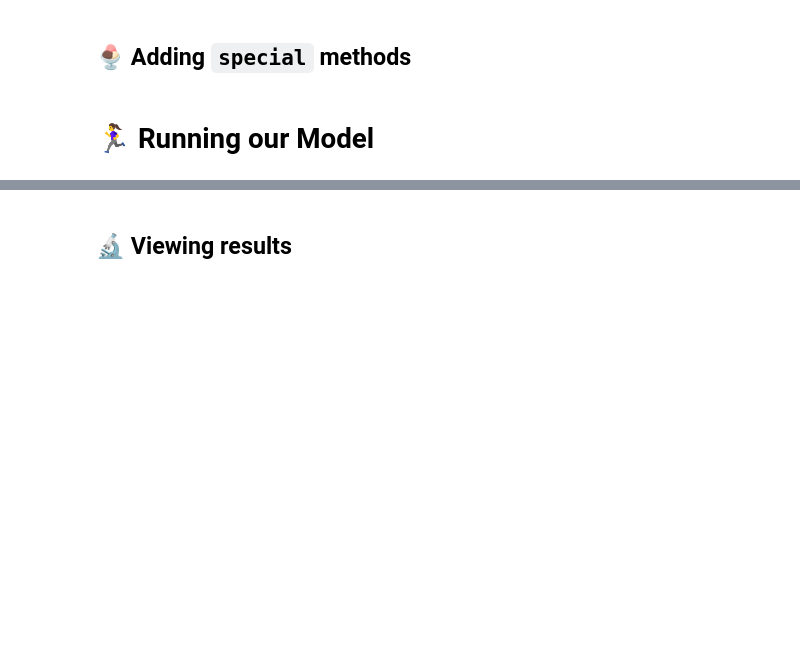
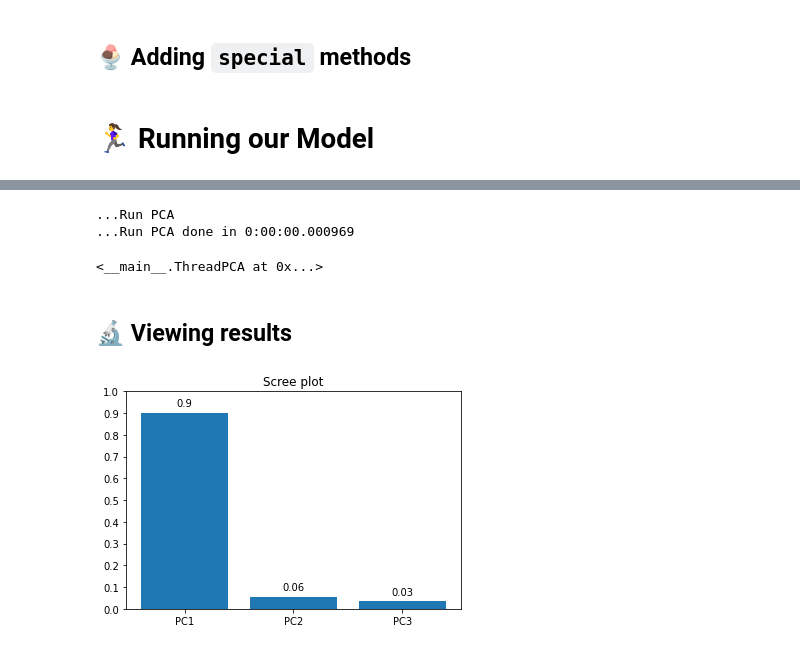
Before and after one commit to SRI-CSL/signal-public, a Jupyter notebook: colabs/comm_network_pattern_recognition.ipynb, the cells around one changed output, grey strips where cells are left out. Saved outputs shown, nothing was run; the diff lists cells and outputs as text; code cells hidden in the pictures; blank space fills up the shorter version.

```diff
--- a/colabs/comm_network_pattern_recognition.ipynb
+++ b/colabs/comm_network_pattern_recognition.ipynb
@@ -329,9 +329,11 @@ def scree_plot(self) -> None:
 LKML_threads_processed = 'lkmlByEmail_threads_processed.csv'
 # %%
 data_file = f'https://raw.githubusercontent.com/SRI-CSL/signal-public/main/data/{LKML_threads_processed}'
-if not Path(f'./{LKML_threads_processed}').exists():
+if not Path(f'../data/{LKML_threads_processed}').exists():
   # Load preprocessed data and remove unnecessary columns
   !wget --no-cache --backups=1 {data_file}
+else:
+  LKML_threads_processed = '../data/lkmlByEmail_threads_processed.csv'
 # %%
 lkml_threads_df = pd.read_csv(LKML_threads_processed)
 # %%
@@ -477,8 +499,14 @@ email_threads_wanted['ratio'] = np.log1p(email_threads_wanted['depth']) / np.log
 # Run PCA on email thread data
 pca_threads = ThreadPCA(email_threads_wanted, ['star_nodes', 'ratio', 'deg_max', 'h_index', 'deg_max_2'])
 pca_threads.fit_transform()
+# %% [output]
+...Run PCA
+...Run PCA done in 0:00:00.000969
+<__main__.ThreadPCA at 0x...>
 # %% [markdown]
 ## 🔬 Viewing results
 # %%
-pca_threads.scree()
+pca_threads.scree_plot()
+# %% [output]
+[figure, added]
 # %%
```
Also changed, not shown: parts of 8 cells of this notebook.
